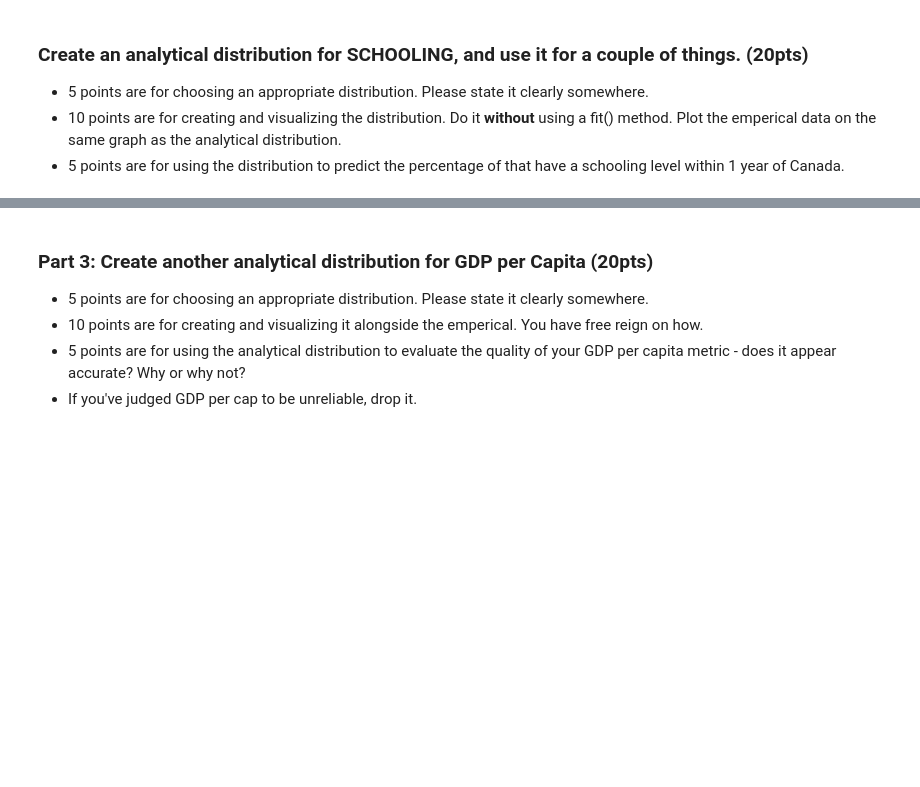
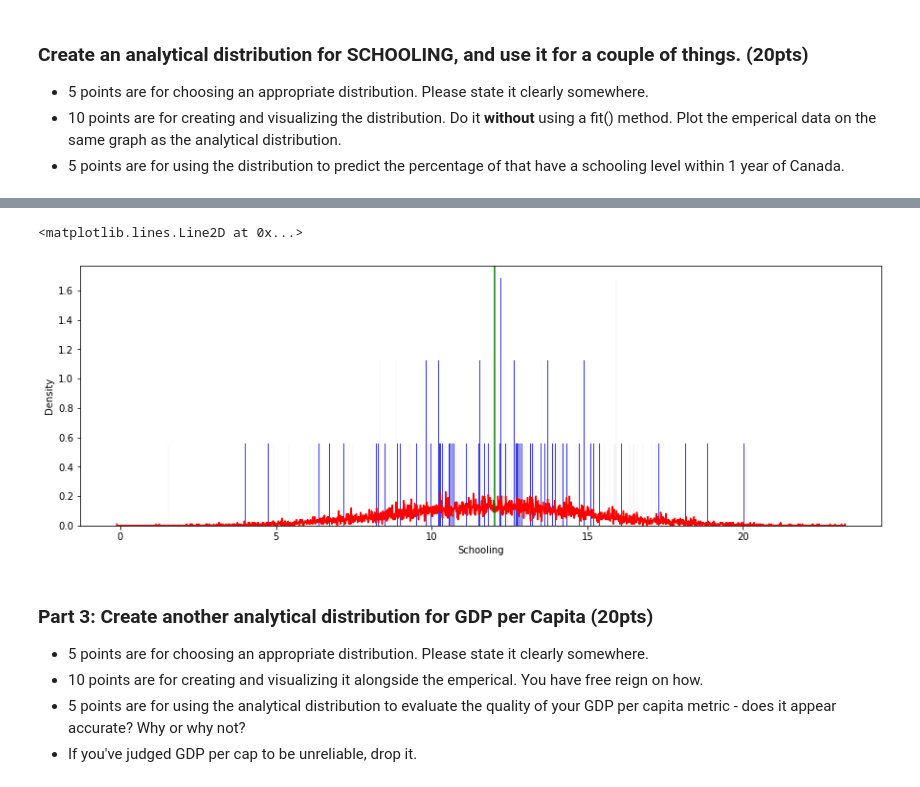
Before and after one commit to okohnkay/BSIP_Assignment_2_Students, a Jupyter notebook: Nneka Okoh stats_asn_2_start.ipynb, the cells around one changed output, grey strips where cells are left out. Saved outputs shown, nothing was run; the diff lists cells and outputs as text; code cells hidden in the pictures; blank space fills up the shorter version.

```diff
--- a/Nneka Okoh stats_asn_2_start.ipynb
+++ b/Nneka Okoh stats_asn_2_start.ipynb
@@ -163,3 +155,16 @@ KeyError: 'Lifexpectancy'
+# %%
+#Create a normal distribution based on the characteristics of the kinda-normal data
+import scipy.stats
+mu = dfLE["Schooling"].mean()
+sigma = dfLE["Schooling"].std()
+normz = scipy.stats.norm(mu, sigma)
+normz
+sns.histplot(data=normz.rvs(10000), binwidth=.01, color="red", stat="density", kde=True, element="poly", fill=False)
+sns.histplot(data=dfLE["Schooling"], binwidth=.01, color="blue", stat="density")
+plt.axvline(mu, color="green")
+# %% [output]
+<matplotlib.lines.Line2D at 0x...>
+[figure, added]
 # %% [markdown]
 ### Part 3: Create another analytical distribution for GDP per Capita (20pts)
 
```
Also changed, not shown: parts of 6 cells of this notebook.
